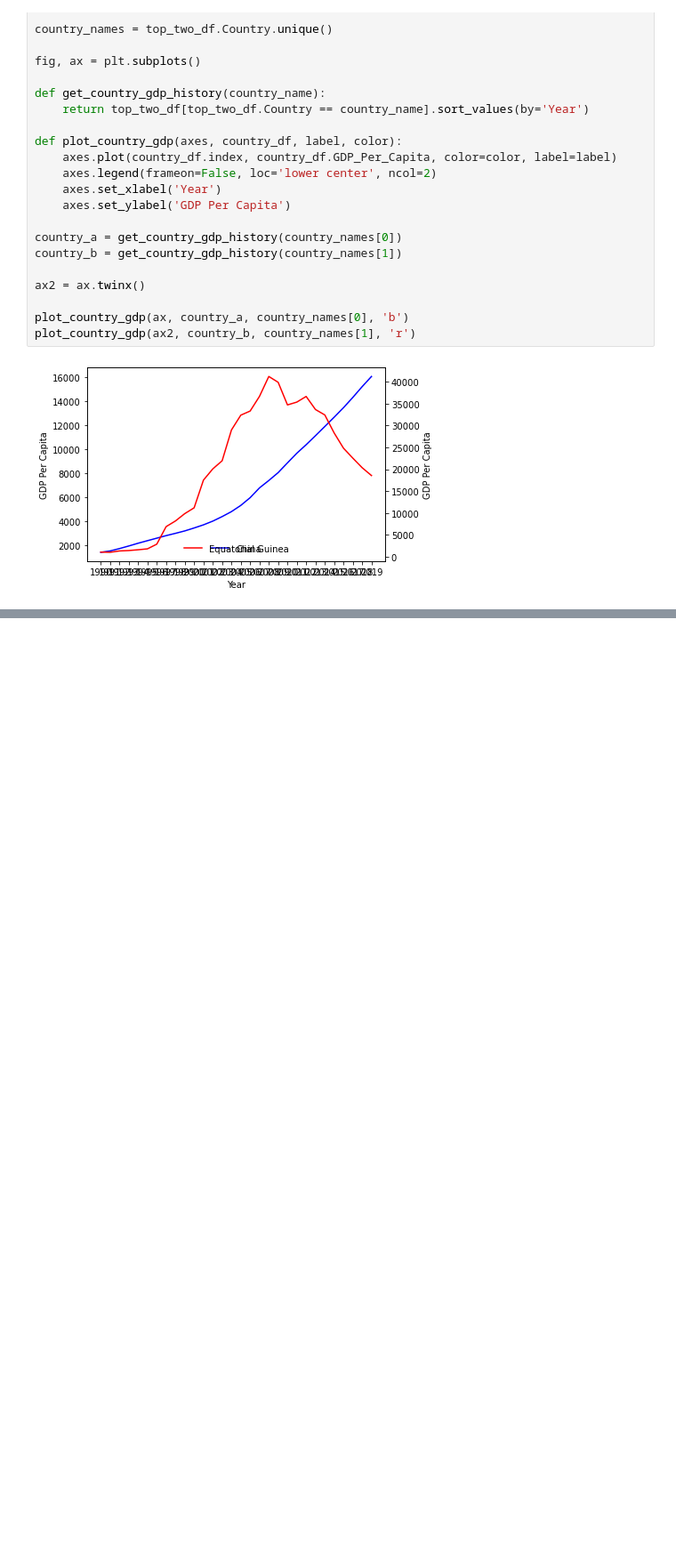
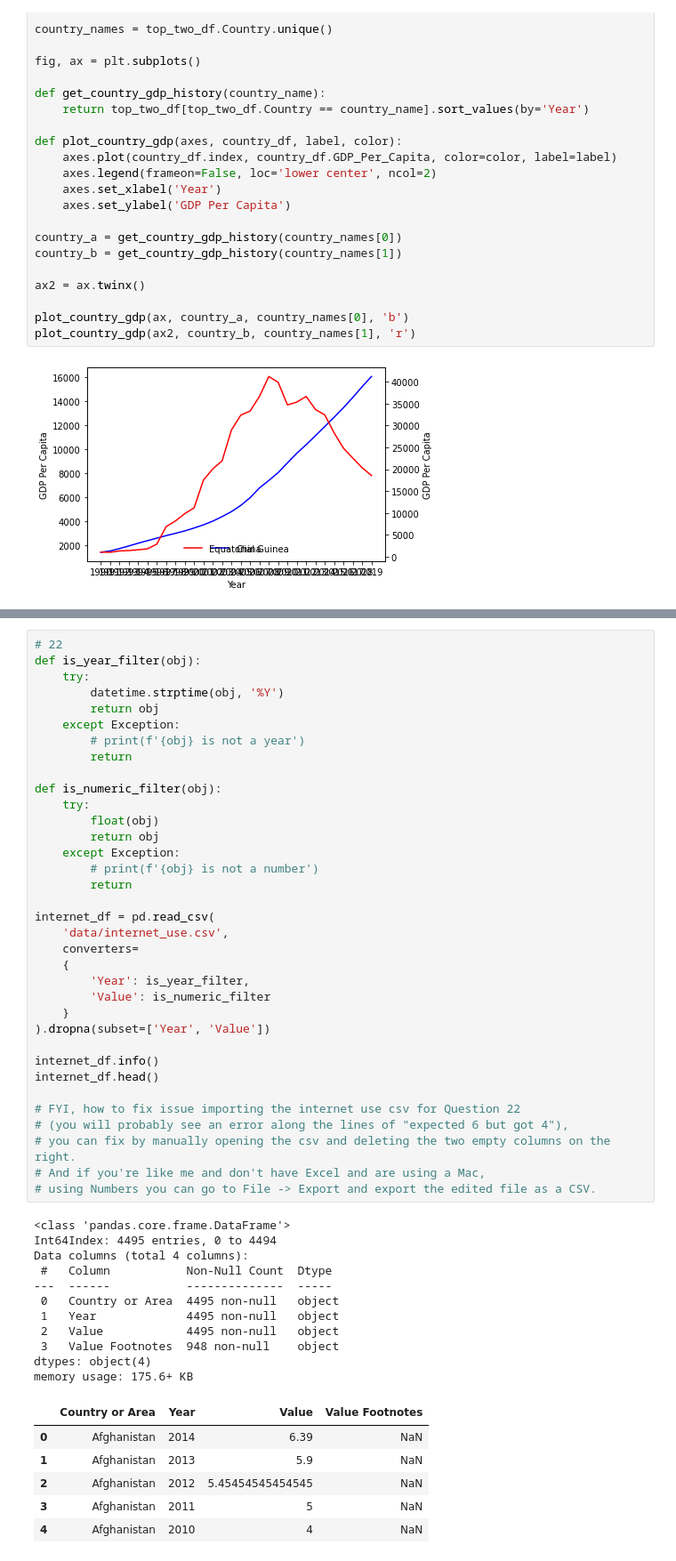
Before and after one commit to nss-data-science-cohort-5/un_exploration-bdfinlayson, a Jupyter notebook: main.ipynb, the cells around one changed output, grey strips where cells are left out. Shown at 89% size. Drawn from its saved outputs; the diff is of its cells as text; blank space fills up the shorter version.

```diff
--- a/main.ipynb
+++ b/main.ipynb
@@ -238,0 +306,53 @@ plot_country_gdp(ax2, country_b, country_names[1], 'r')
+# %%
+# 22
+def is_year_filter(obj):
+    try:
+        datetime.strptime(obj, '%Y')
+        return obj
+    except Exception:
+        # print(f'{obj} is not a year')
+        return
+
+def is_numeric_filter(obj):
+    try:
+        float(obj)
+        return obj
+    except Exception:
+        # print(f'{obj} is not a number')
+        return
+
+internet_df = pd.read_csv(
+    'data/internet_use.csv',
+    converters=
+    {
+        'Year': is_year_filter,
+        'Value': is_numeric_filter
+    }
+).dropna(subset=['Year', 'Value'])
+
+internet_df.info()
+internet_df.head()
+
+# FYI, how to fix issue importing the internet use csv for Question 22
+# (you will probably see an error along the lines of "expected 6 but got 4"),
+# you can fix by manually opening the csv and deleting the two empty columns on the right.
+# And if you're like me and don't have Excel and are using a Mac,
+# using Numbers you can go to File -> Export and export the edited file as a CSV.
+# %% [output]
+<class 'pandas.core.frame.DataFrame'>
+Int64Index: 4495 entries, 0 to 4494
+Data columns (total 4 columns):
+ #   Column           Non-Null Count  Dtype
+---  ------           --------------  -----
+ 0   Country or Area  4495 non-null   object
+ 1   Year             4495 non-null   object
+ 2   Value            4495 non-null   object
+ 3   Value Footnotes  948 non-null    object
+dtypes: object(4)
+memory usage: 175.6+ KB
+|  | Country or Area | Year | Value | Value Footnotes |
+| 0 | Afghanistan | 2014 | 6.39 | NaN |
+| 1 | Afghanistan | 2013 | 5.9 | NaN |
+| 2 | Afghanistan | 2012 | 5.45454545454545 | NaN |
+| 3 | Afghanistan | 2011 | 5 | NaN |
+| 4 | Afghanistan | 2010 | 4 | NaN |
```
Also changed, not shown: parts of 10 cells of this notebook, 1 other file.
